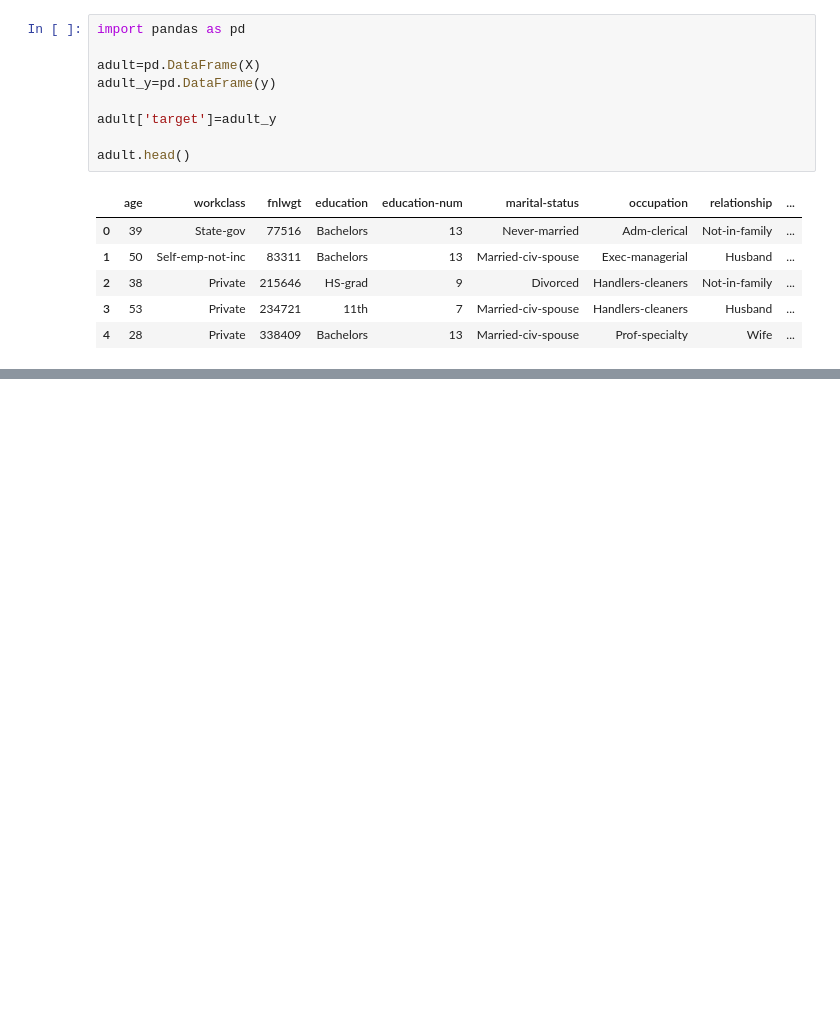
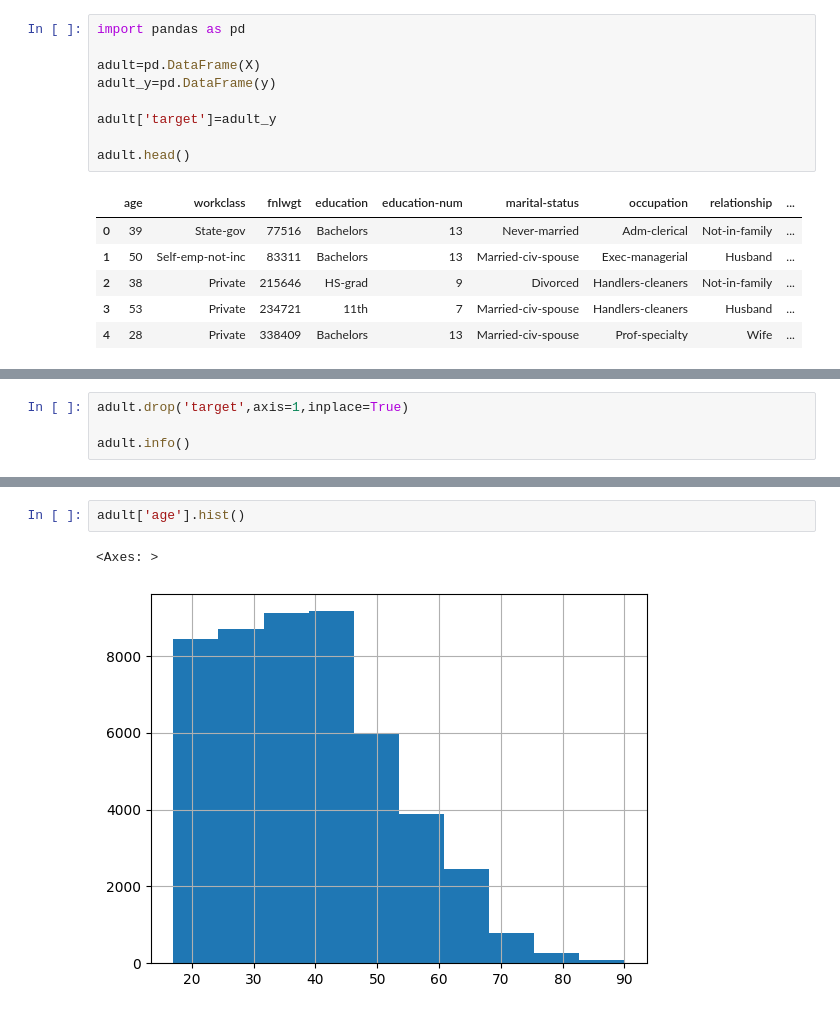
Before and after one commit to ccjaviers777/ean_material_ml, a Jupyter notebook: Cuadernos/Proyecto_Supervisado.ipynb, the cells around one changed output, grey strips where cells are left out. Saved outputs shown, nothing was run; the diff lists cells and outputs as text; blank space fills up the shorter version.

```diff
--- a/Cuadernos/Proyecto_Supervisado.ipynb
+++ b/Cuadernos/Proyecto_Supervisado.ipynb
@@ -40,0 +51,4 @@ adult.head()
+# %%
+adult.drop('target',axis=1,inplace=True)
+
+adult.info()
@@ -40,0 +117,5 @@ adult.head()
+# %%
+adult['age'].hist()
+# %% [output]
+<Axes: >
+[figure, added]
```
Also changed, not shown: parts of 8 cells of this notebook.
